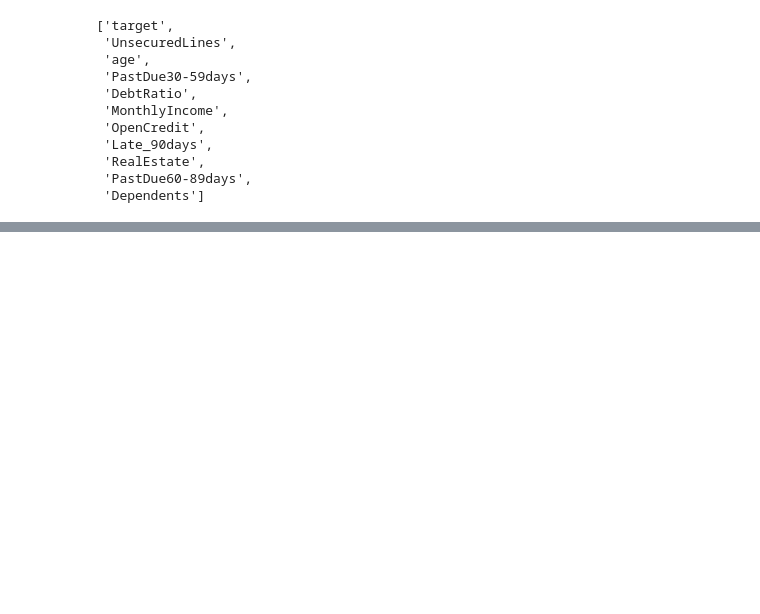
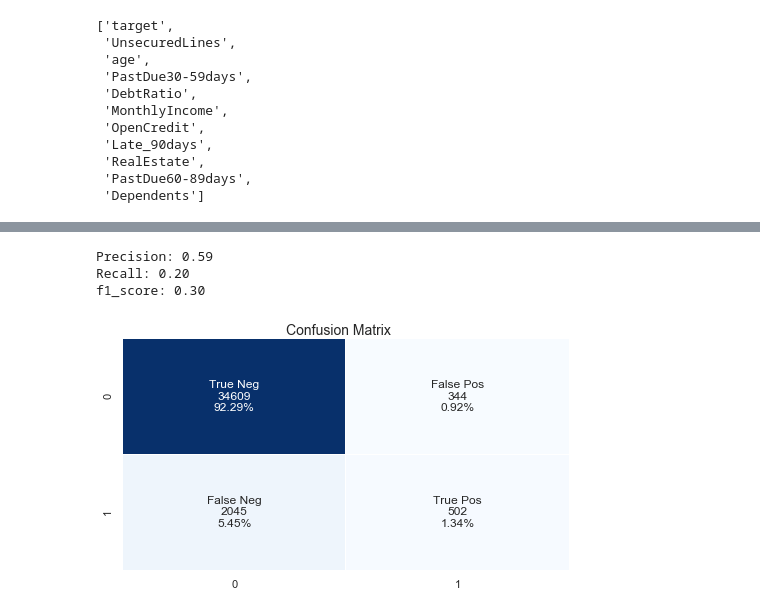
Before and after one commit to sarbol/Credit_risk_model, a Jupyter notebook: Loan_Defaulters.ipynb, the cells around one changed output, grey strips where cells are left out. Cells and saved outputs as stored; diff of their text form; code cells hidden in the pictures; blank space fills up the shorter version.

```diff
--- a/Loan_Defaulters.ipynb
+++ b/Loan_Defaulters.ipynb
@@ -160,0 +208,4 @@ Length: 37500, dtype: object
+# %%
+train = df_train.copy()
+train.drop([features[2], features[4], features[5], features[6], features[8], features[10]], axis = 1, inplace = True)
+train.head()
@@ -160,0 +219,32 @@ Length: 37500, dtype: object
+# %%
+X_train1, X_test1, y_train1, y_test1 = train_test_split(np.array(train[train.columns[1:]]), np.array(train['target']),
+                                                    random_state = 0)
+# %%
+clf_1 = GradientBoostingClassifier(random_state = 0)
+clf_1.fit(X_train1, y_train1)
+predict_1 = clf_1.predict(X_test1)
+# %%
+f, ax = plt.subplots(figsize=(8, 4))
+confusion = confusion_matrix(y_test1, predict_1)
+
+group_names = ['True Neg','False Pos','False Neg','True Pos']
+group_counts = ['{0:0.0f}'.format(value) for value in
+                confusion.flatten()]
+group_percentages = ['{0:.2%}'.format(value) for value in
+                     confusion.flatten()/np.sum(confusion)]
+labels = [f'{v1}\n{v2}\n{v3}' for v1, v2, v3 in
+          zip(group_names,group_counts,group_percentages)]
+labels = np.asarray(labels).reshape(2,2)
+hm = sns.heatmap(confusion, ax =ax, annot = labels, cmap = 'Blues', linewidths = .05, fmt = '', cbar = False)
+
+f.subplots_adjust(top=0.93)
+t= f.suptitle('Confusion Matrix', fontsize=14)
+
+print('Precision: {:.2f}'. format(precision_score(y_test1, predict_1)))
+print('Recall: {:.2f}'. format(recall_score(y_test1, predict_1)))
+print('f1_score: {:.2f}'.format(f1_score(y_test1, predict_1)))
+# %% [output]
+Precision: 0.59
+Recall: 0.20
+f1_score: 0.30
+[figure, added]
```
Also changed, not shown: parts of 24 cells of this notebook, 4 other files.
